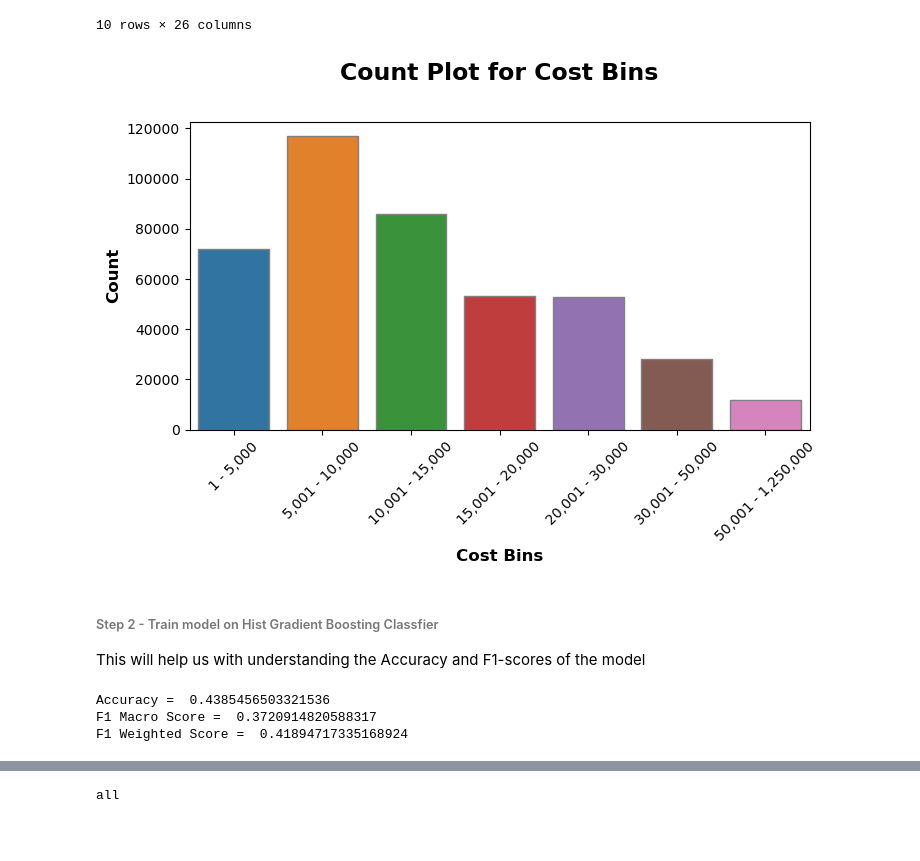
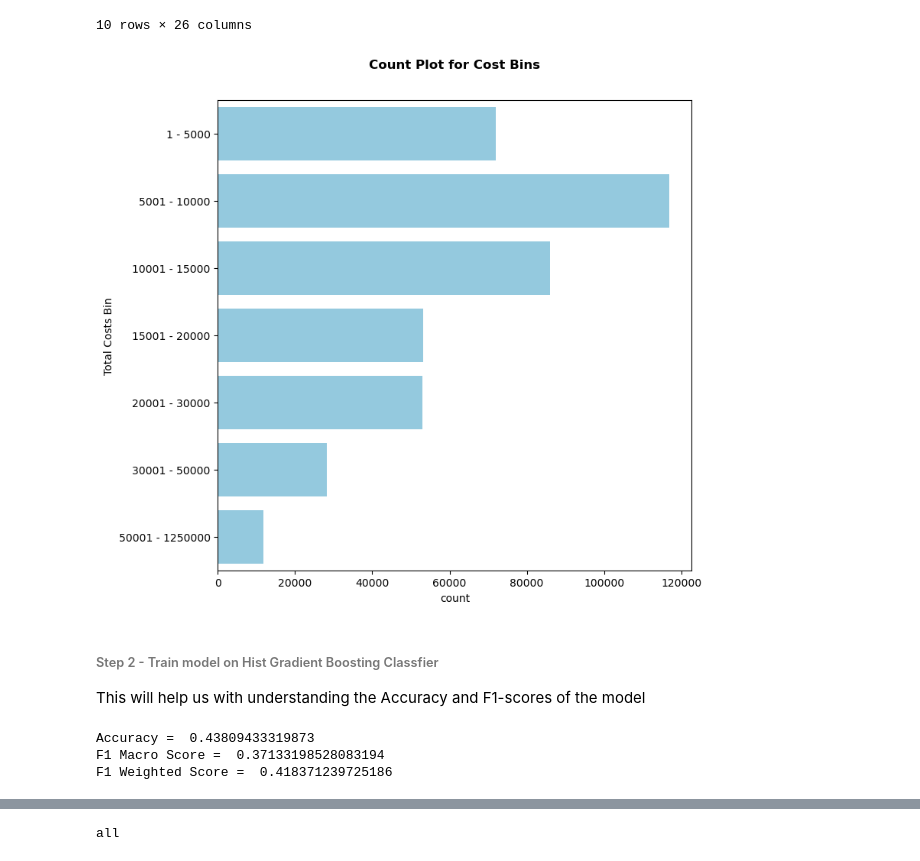
Before and after one commit to srilekha-sikhinam/medficient, a Jupyter notebook: notebooks/Total Cost Classification Model.ipynb, the cells around one changed output, grey strips where cells are left out. Drawn from its saved outputs; the diff is of its cells as text; code cells hidden in the pictures; blank space fills up the shorter version.

Commit message:
Updating to format visualizations.

```diff
--- a/notebooks/Total Cost Classification Model.ipynb
+++ b/notebooks/Total Cost Classification Model.ipynb
@@ -116,8 +70,8 @@ print("Maximum Total Cost:", maxcost)
 
 #Bin the data by length of stay ranges
 bins = [1, 5000, 10000, 15000, 20000, 30000, 50000, 1250000]
-labels = ['1 - 5,000', '5,001 - 10,000', '10,001 - 15,000', '15,001 - 20,000'
-          , '20,001 - 30,000', '30,001 - 50,000', '50,001 - 1,250,000']
+labels = ['1 - 5000', '5001 - 10000', '10001 - 15000', '15001 - 20000'
+          , '20001 - 30000', '30001 - 50000', '50001 - 1250000']
 
 all_patient_df_bins = all_patient_df.copy()
 all_patient_df_bins['Total Costs Bin'] = pd.cut(x = all_patient_df_bins['Total Costs'],
@@ -138,16 +92,12 @@ Maximum Total Cost: 1159410
 | 9 | Hudson Valley | Sullivan | 971 | 4 | Female | White | Not Span/Hispanic | ... |
 10 rows × 26 columns
 # %%
-# sns.set_context(rc = {'patch.linewidth': 0.0})
-plt.figure(figsize = (8, 4))
-plt.title('Count Plot for Cost Bins', fontsize=17, weight='bold', pad=30)
-sns.countplot(data=all_patient_df_bins, x="Total Costs Bin", linewidth=1, edgecolor="0.5")
-plt.xticks(rotation=45)
-plt.xlabel('Cost Bins',fontsize=12, weight='bold')
-plt.ylabel('Count',fontsize=12, weight='bold')
+plt.figure(figsize = (8, 8))
+plt.title('Count Plot for Cost Bins', fontsize=12, weight='bold', pad=30)
+sns.countplot(data=all_patient_df_bins, y="Total Costs Bin", palette=['skyblue'])
 plt.savefig('data/visualizations/CostBins_CountPlot.png')
 # %% [output]
-[figure, old version]
+[figure, new version]
 # %% [markdown]
 ###### Step 2 - Train model on Hist Gradient Boosting Classfier
 This will help us with understanding the Accuracy and F1-scores of the model
@@ -163,9 +113,9 @@ bin1_f1_score_weighted = f1_score(y_test, y_pred, average='weighted')
 cf_matrix = confusion_matrix(y_test, y_pred)
 print("Accuracy = ", bin1_accuracy, "\nF1 Macro Score = ", bin1_f1_score_macro, "\nF1 Weighted Score = ", bin1_f1_score_weighted)
 # %% [output]
-Accuracy =  0.4385456503321536
-F1 Macro Score =  0.3720914820588317
-F1 Weighted Score =  0.41894717335168924
+Accuracy =  0.43809433319873
+F1 Macro Score =  0.37133198528083194
+F1 Weighted Score =  0.418371239725186
 # %%
 #Visualize the confusion matrix as a heart map
 df_cm = pd.DataFrame(cf_matrix/np.sum(cf_matrix), index = [i for i in labels],
```
Also changed, not shown: parts of 23 cells of this notebook.
